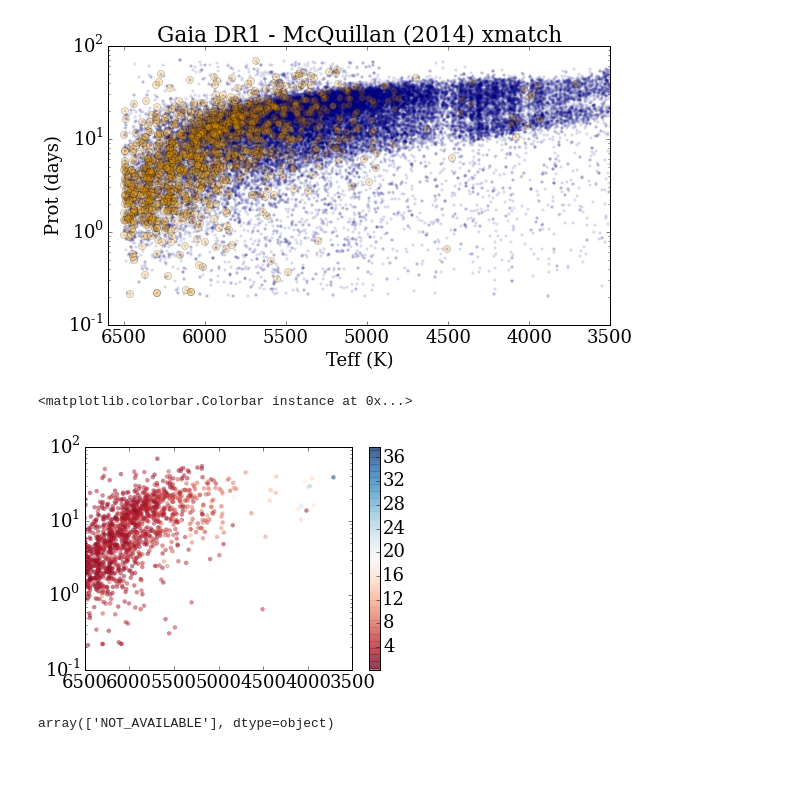
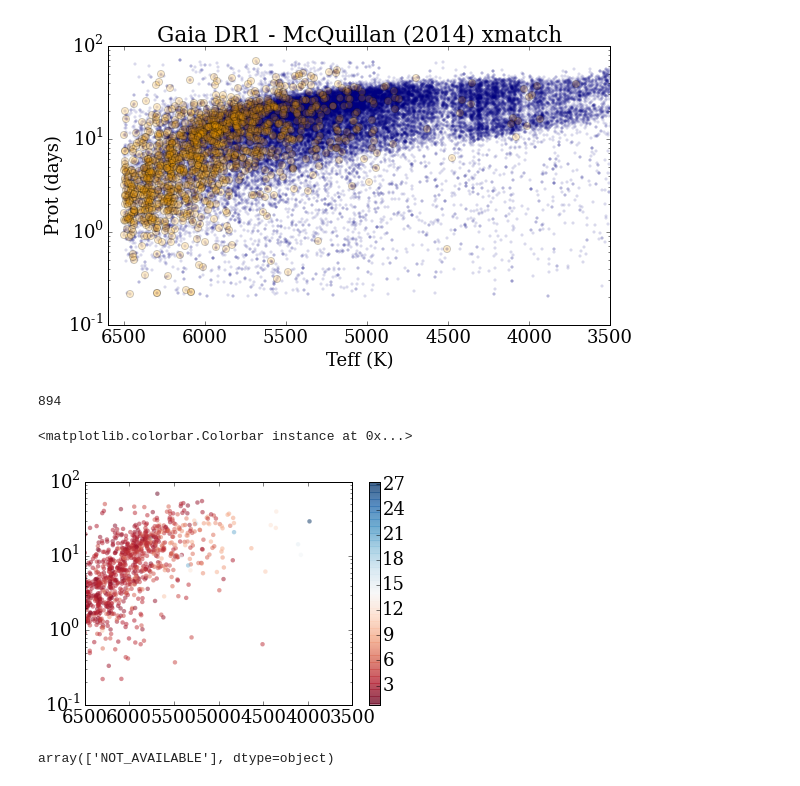
Before and after one commit to jradavenport/gaia_rot, a Jupyter notebook: explore.ipynb, the cells around one changed output. Saved outputs shown, nothing was run; the diff lists cells and outputs as text; code cells hidden in the pictures.

```diff
--- a/explore.ipynb
+++ b/explore.ipynb
@@ -72,26 +90,35 @@ plt.title('Gaia DR1 - McQuillan (2014) xmatch')
 # %% [output]
 <matplotlib.text.Text at 0x...>
 [figure]
+# %%
+# find the "good" stars, with reasonable Plx and Phot errors
+
+ok = np.where(np.isfinite(gaia[u'parallax']) & # this is basically the same as the TGAS file...
+              (gaia[u'parallax_error'] < 0.4) &
+              (gaia[u'phot_g_mean_flux_error']/gaia[u'phot_g_mean_flux'] < 0.01))
+
+print(len(ok[0]))
+# %% [output]
+894
 # %%
 '''
 can we explore the bimodality in periods for the M dwarfs?
 
-no... too few stars with parallax
+- NO - ... too few stars with parallax
+
 '''
-ok = np.where(np.isfinite(gaia[u'parallax']))
-
 cm = plt.cm.get_cmap('RdBu')
 
 plt.scatter(gaia[u'Teff'].values[ok],
             gaia[u'Prot'].values[ok],
             s=20, alpha=0.5, lw=0, cmap=cm, c=(gaia[u'parallax'].values[ok] + 1))
 plt.xlim(6500,3500)
 # plt.ylim(4,100)
 plt.yscale('log')
 plt.colorbar()
 # %% [output]
 <matplotlib.colorbar.Colorbar instance at 0x...>
-[figure, old version]
+[figure, new version]
 # %%
 # whats up with the "variable" flag in Gaia data? spot range?
 np.unique(gaia[u'phot_variable_flag'])
```
Also changed, not shown: parts of 15 cells of this notebook.
